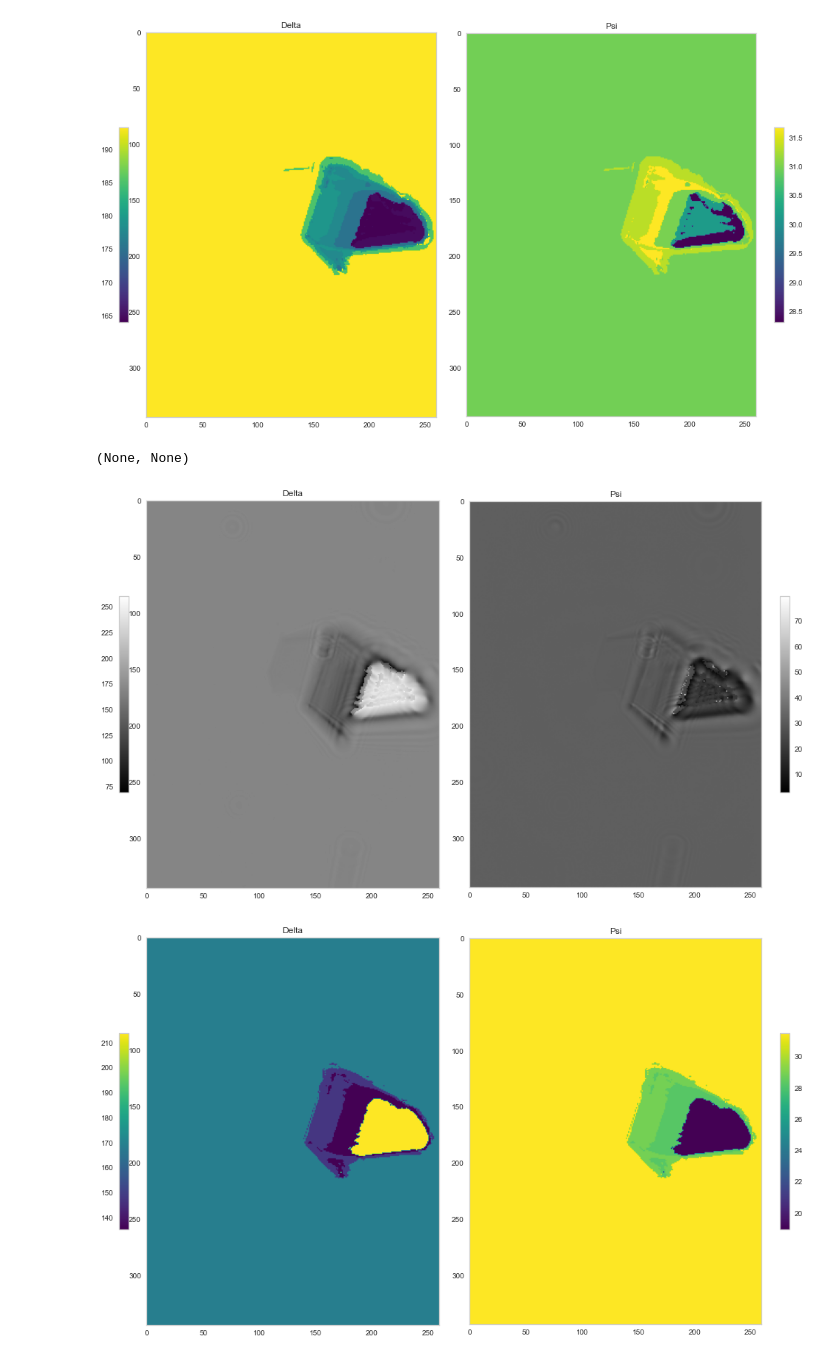
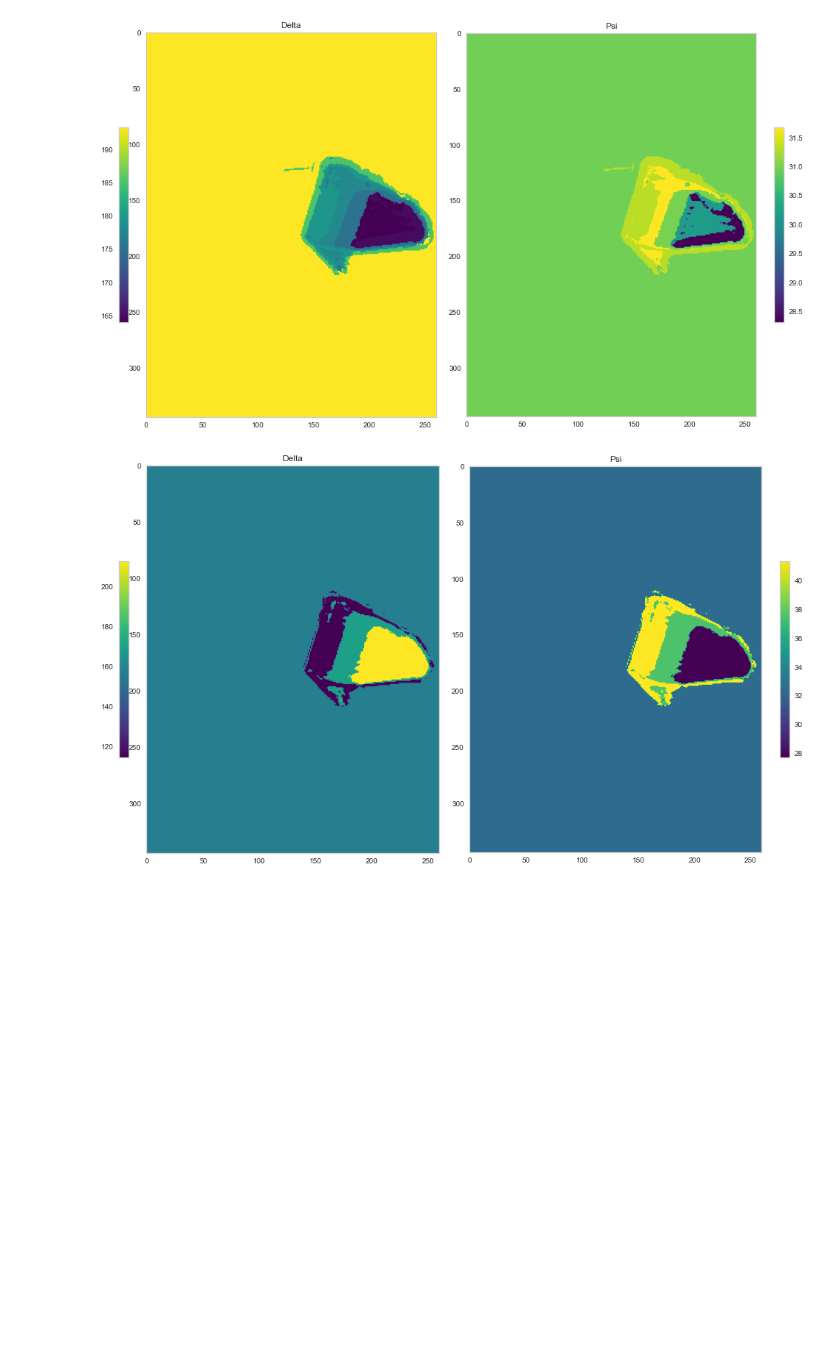
Before and after one commit to AnGodel/TFM_Image_segmentation_ellipsometric_maps, a Jupyter notebook: Untitled.ipynb, the cells around one changed output. Cells and saved outputs as stored; diff of their text form; code cells hidden in the pictures; blank space fills up the shorter version.

```diff
--- a/Untitled.ipynb
+++ b/Untitled.ipynb
@@ -162,8 +162,6 @@ xxx.plotDeltaPsi(10), xxx.plotSegmentedDeltaPsi(10)
 [figure]
 # %%
 xxx.clusterize(4)
-xxx.plotDeltaPsi(5), xxx.plotSegmentedDeltaPsi(5)
+xxx.plotSegmentedDeltaPsi(3)
 # %% [output]
-(None, None)
-[figure, old version]
+[figure, new version]
-[figure, removed]
```
Also changed, not shown: parts of 10 cells of this notebook.
